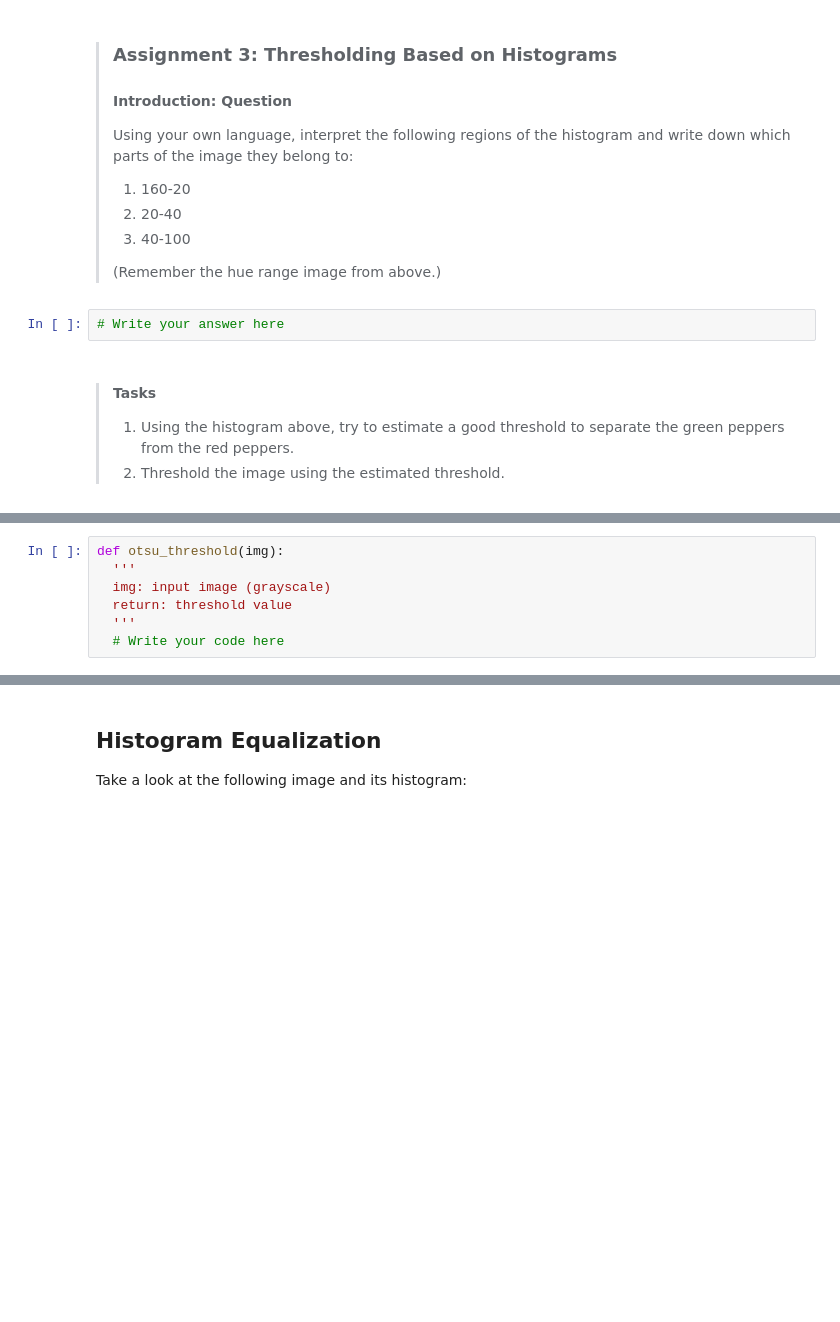
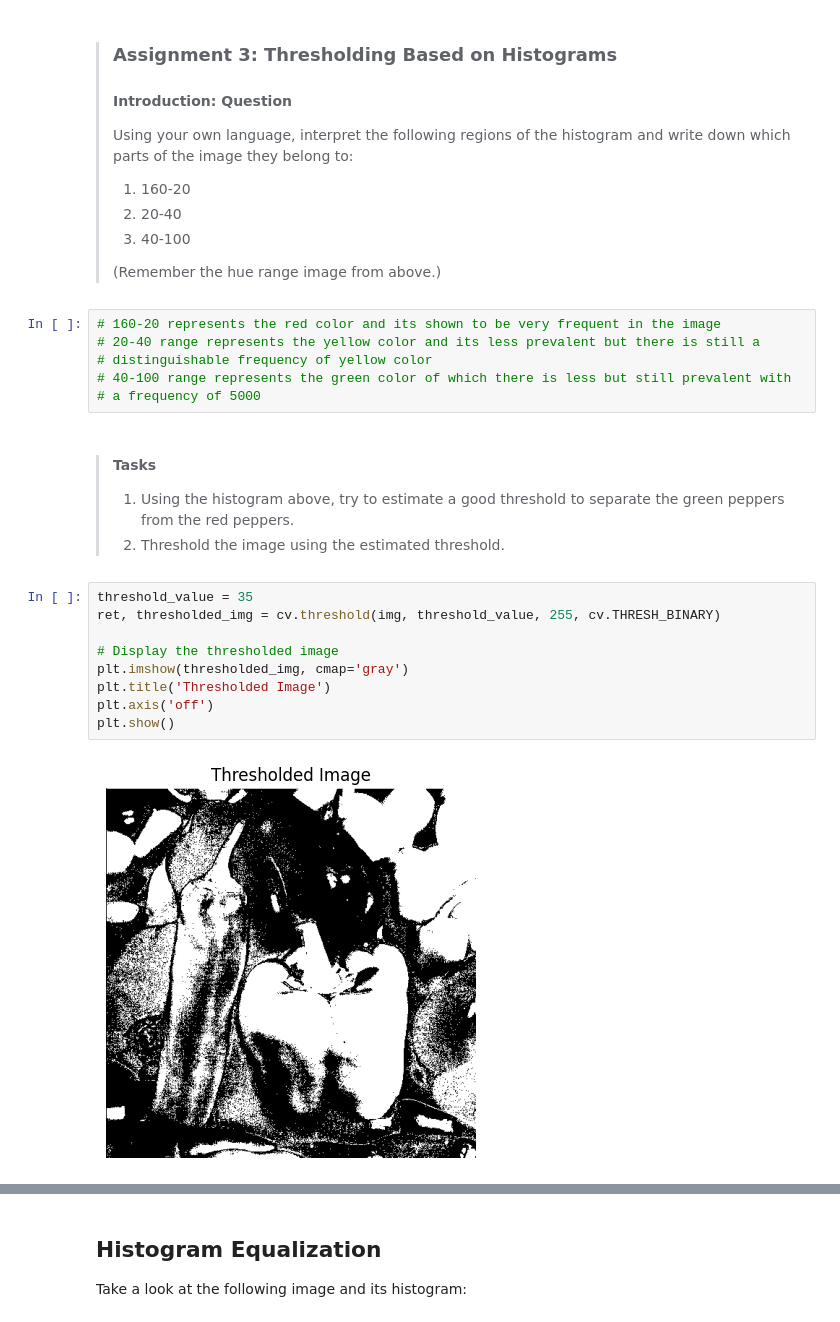
Before and after one commit to ferit-osirv/lab-2-color-spaces-and-histograms-AntonioBerecic, a Jupyter notebook: lab2.ipynb, the cells around one changed output, grey strips where cells are left out. Cells and saved outputs as stored; diff of their text form; blank space fills up the shorter version.

```diff
--- a/lab2.ipynb
+++ b/lab2.ipynb
@@ -217,13 +239,28 @@ plt.show()
 > 2) 40-100
 >
 > (Remember the hue range image from above.)
-# %%
-# Write your answer here
+# %%
+# 160-20 represents the red color and its shown to be very frequent in the image
+# 20-40 range represents the yellow color and its less prevalent but there is still a
+# distinguishable frequency of yellow color
+# 40-100 range represents the green color of which there is less but still prevalent with
+# a frequency of 5000
 # %% [markdown]
 > #### Tasks
 >
 > 1. Using the histogram above, try to estimate a good threshold to separate the green peppers from the red peppers.
 > 2. Threshold the image using the estimated threshold.
+# %%
+threshold_value = 35
+ret, thresholded_img = cv.threshold(img, threshold_value, 255, cv.THRESH_BINARY)
+
+# Display the thresholded image
+plt.imshow(thresholded_img, cmap='gray')
+plt.title('Thresholded Image')
+plt.axis('off')
+plt.show()
+# %% [output]
+[figure, added]
 # %% [markdown]
 ### Otsu's Thresholding
 
@@ -259,10 +296,3 @@ The Otsu method works by going through each possible threshold value and calcula
 > 3. Use [OpenCV's built-in Otsu thresholding function](https://docs.opencv.org/4.x/d7/d4d/tutorial_py_thresholding.html) to do the same. Compare the two > threshold values.
 >
 > Note: On the internet you will find different ways of implementing the function, using histograms and/or int**er**-class variance. The one mentioned > > above (using two classes and calculating the variance with numpy) is the easiest to implement with numpy.
-# %%
-def otsu_threshold(img):
-  '''
-  img: input image (grayscale)
-  return: threshold value
-  '''
-  # Write your code here
```
Also changed, not shown: parts of 7 cells of this notebook.
